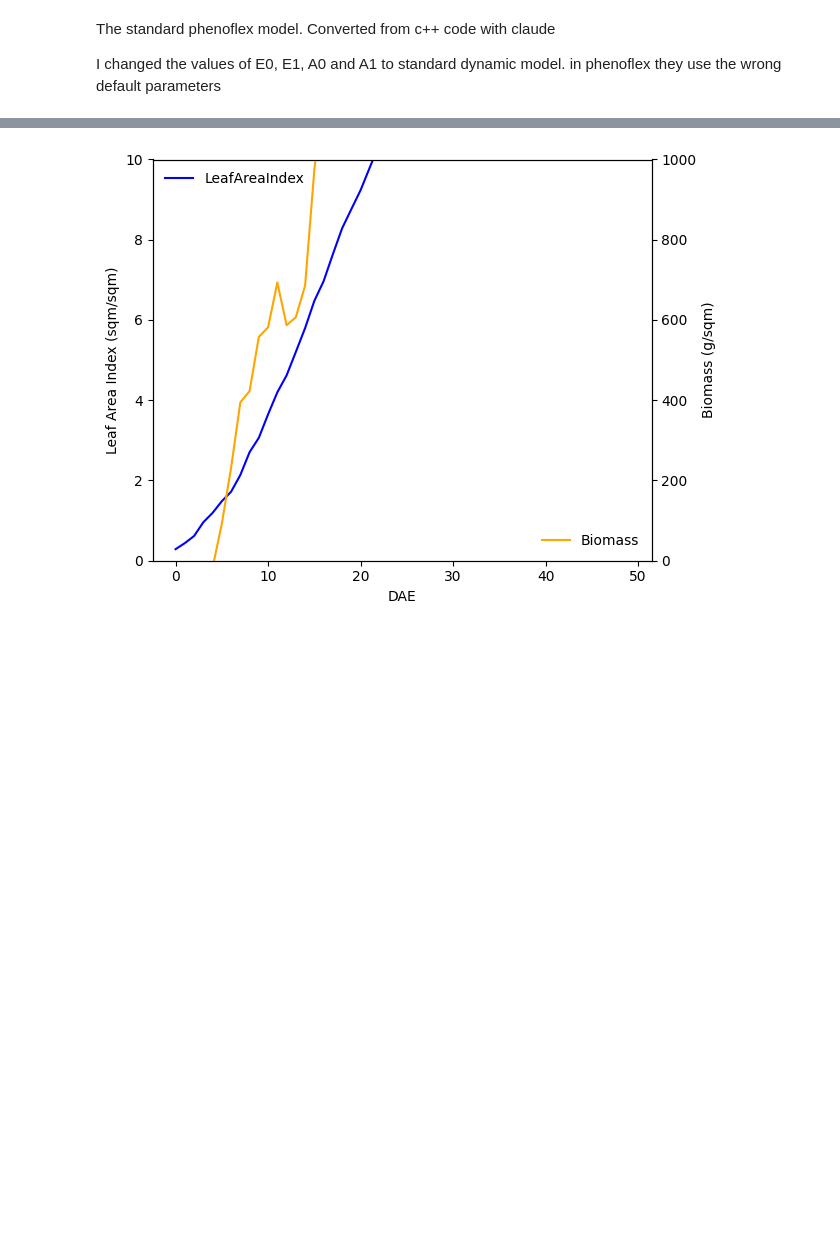
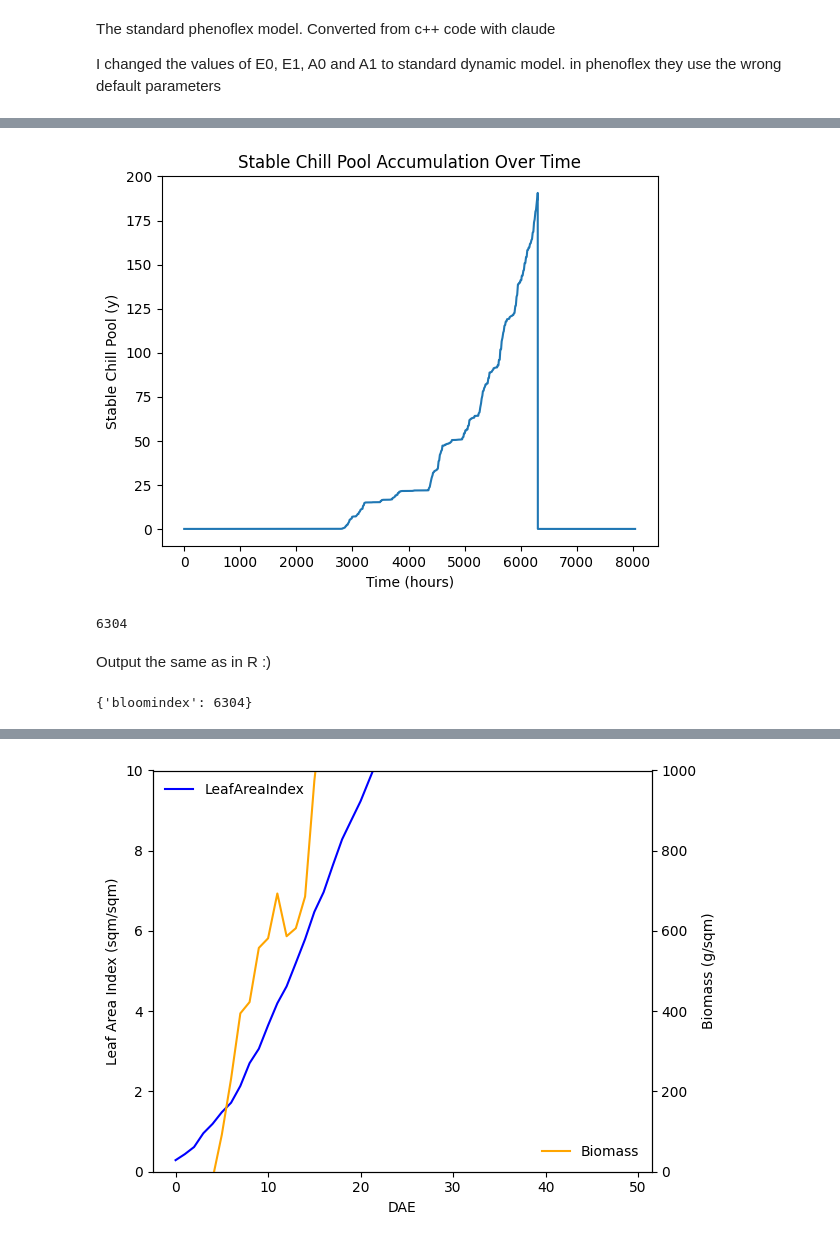
Before and after one commit to larscaspersen/phenoflex_meets_bayes, a Jupyter notebook: hybridmodel_phenoflex.ipynb, the cells around one changed output, grey strips where cells are left out. Cells and saved outputs as stored; diff of their text form; code cells hidden in the pictures; blank space fills up the shorter version.

```diff
--- a/hybridmodel_phenoflex.ipynb
+++ b/hybridmodel_phenoflex.ipynb
@@ -168,0 +251,19 @@ def phenoflex(
+# %%
+plt.plot(test['z'])
+plt.xlabel('Time (hours)')
+plt.ylabel('Stable Chill Pool (y)')
+plt.title('Stable Chill Pool Accumulation Over Time')
+plt.show()
+# %% [output]
+[figure, added]
+# %%
+test['bloomindex']
+# %% [output]
+6304
+# %% [markdown]
+Output the same as in R :)
+# %%
+phenoflex(temp = example_season[0].Temp, times=times_vector,
+                 basic_output=True)
+# %% [output]
+{'bloomindex': 6304}
```
Also changed, not shown: parts of 19 cells of this notebook.
